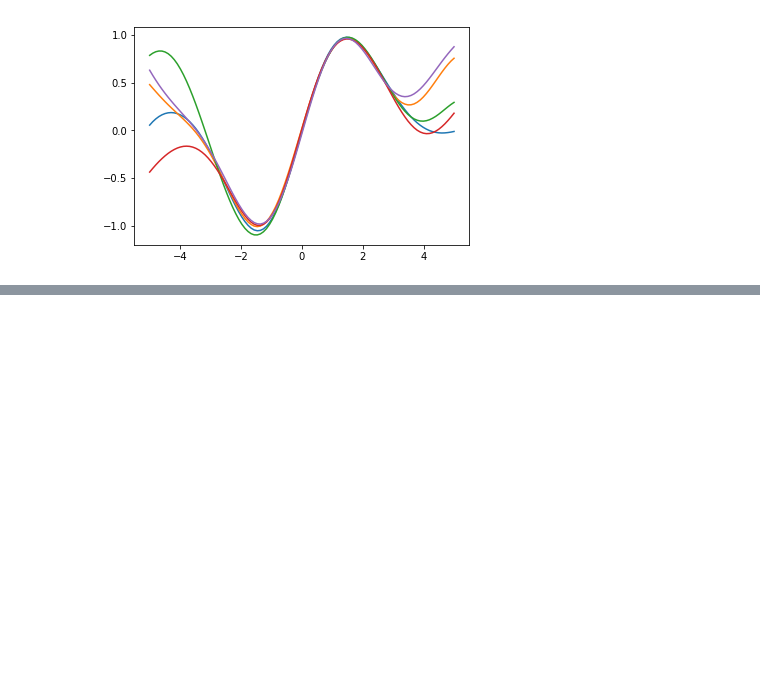
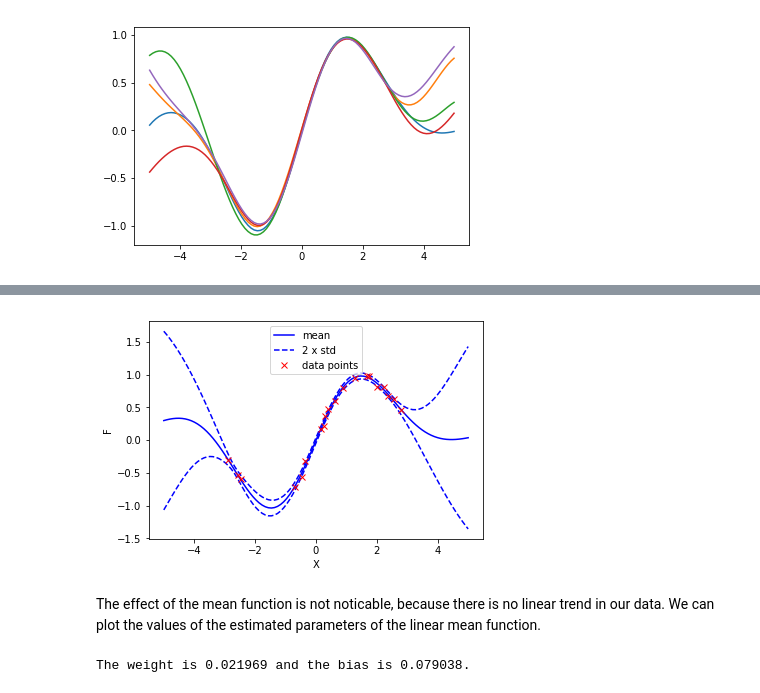
Before and after one commit to amzn/MXFusion, a Jupyter notebook: examples/notebooks/gp_regression.ipynb, the cells around one changed output, grey strips where cells are left out. Drawn from its saved outputs; the diff is of its cells as text; code cells hidden in the pictures; blank space fills up the shorter version.

```diff
--- a/examples/notebooks/gp_regression.ipynb
+++ b/examples/notebooks/gp_regression.ipynb
@@ -185,0 +190,16 @@ TBA
+# %%
+m = Model()
+m.N = Variable()
+m.X = Variable(shape=(m.N, 1))
+m.mean_func = MXFusionGluonFunction(mean_func, num_outputs=1, broadcastable=True)
+m.mean = m.mean_func(m.X)
+m.noise_var = Variable(shape=(1,), transformation=PositiveTransformation(), initial_value=0.01)
+m.kernel = RBF(input_dim=1, variance=1, lengthscale=1)
+m.Y = GPRegression.define_variable(X=m.X, kernel=m.kernel, noise_var=m.noise_var, mean=m.mean, shape=(m.N, 1))
+# %%
+import mxnet as mx
+from mxfusion.inference import GradBasedInference, MAP
+
+infr = GradBasedInference(inference_algorithm=MAP(model=m, observed=[m.X, m.Y]))
+infr.run(X=mx.nd.array(X, dtype='float64'), Y=mx.nd.array(Y, dtype='float64'),
+         max_iter=100, learning_rate=0.05, verbose=True)
@@ -185,0 +217,25 @@ TBA
+# %%
+from mxfusion.inference import TransferInference, ModulePredictionAlgorithm
+infr_pred = TransferInference(ModulePredictionAlgorithm(model=m, observed=[m.X], target_variables=[m.Y]),
+                              infr_params=infr.params)
+# %%
+xt = np.linspace(-5,5,100)[:, None]
+res = infr_pred.run(X=mx.nd.array(xt, dtype='float64'))[0]
+f_mean, f_var = res[0].asnumpy()[0], res[1].asnumpy()[0]
+# %%
+plot(xt, f_mean[:,0], 'b-', label='mean')
+plot(xt, f_mean[:,0]-2*np.sqrt(f_var), 'b--', label='2 x std')
+plot(xt, f_mean[:,0]+2*np.sqrt(f_var), 'b--')
+plot(X, Y, 'rx', label='data points')
+ylabel('F')
+xlabel('X')
+_=legend()
+# %% [output]
+[figure, added]
+# %% [markdown]
+The effect of the mean function is not noticable, because there is no linear trend in our data. We can plot the values of the estimated parameters of the linear mean function.
+# %%
+print("The weight is %f and the bias is %f." %(infr.params[m.mean_func.parameters['dense1_weight']].asnumpy(),
+                                               infr.params[m.mean_func.parameters['dense1_bias']].asscalar()))
+# %% [output]
+The weight is 0.021969 and the bias is 0.079038.
```
Also changed, not shown: parts of 10 cells of this notebook, 1 other file.
